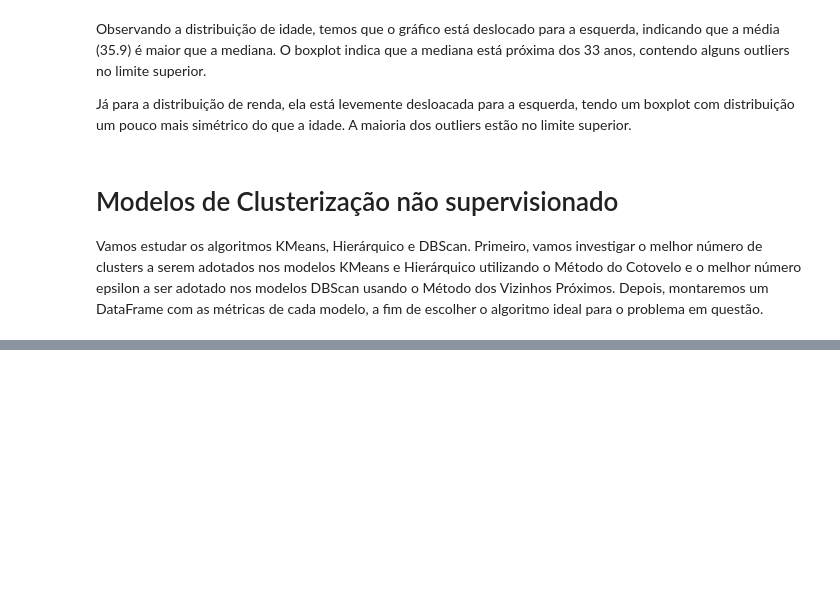
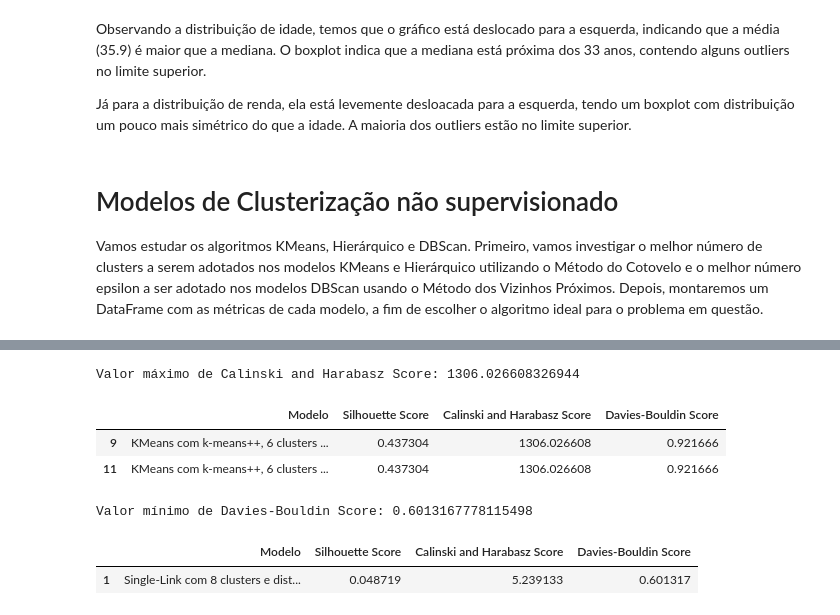
Before and after one commit to manusaleal/customer_clustering, a Jupyter notebook: notebook.ipynb, the cells around one changed output, grey strips where cells are left out. Drawn from its saved outputs; the diff is of its cells as text; code cells hidden in the pictures; blank space fills up the shorter version.

```diff
--- a/notebook.ipynb
+++ b/notebook.ipynb
@@ -393,0 +377,15 @@ df_metricas
+# %%
+print("Valor máximo de Calinski and Harabasz Score:", df_metricas["Calinski and Harabasz Score"].max())
+df_metricas[df_metricas["Calinski and Harabasz Score"] == df_metricas["Calinski and Harabasz Score"].max()]
+# %% [output]
+Valor máximo de Calinski and Harabasz Score: 1306.026608326944
+|  | Modelo | Silhouette Score | Calinski and Harabasz Score | Davies-Bouldin Score |
+| 9 | KMeans com k-means++, 6 clusters ... | 0.437304 | 1306.026608 | 0.921666 |
+| 11 | KMeans com k-means++, 6 clusters ... | 0.437304 | 1306.026608 | 0.921666 |
+# %%
+print("Valor mínimo de Davies-Bouldin Score:", df_metricas["Davies-Bouldin Score"].min())
+df_metricas[df_metricas["Davies-Bouldin Score"] == df_metricas["Davies-Bouldin Score"].min()]
+# %% [output]
+Valor mínimo de Davies-Bouldin Score: 0.6013167778115498
+|  | Modelo | Silhouette Score | Calinski and Harabasz Score | Davies-Bouldin Score |
+| 1 | Single-Link com 8 clusters e dist... | 0.048719 | 5.239133 | 0.601317 |
```
Also changed, not shown: parts of 15 cells of this notebook.
